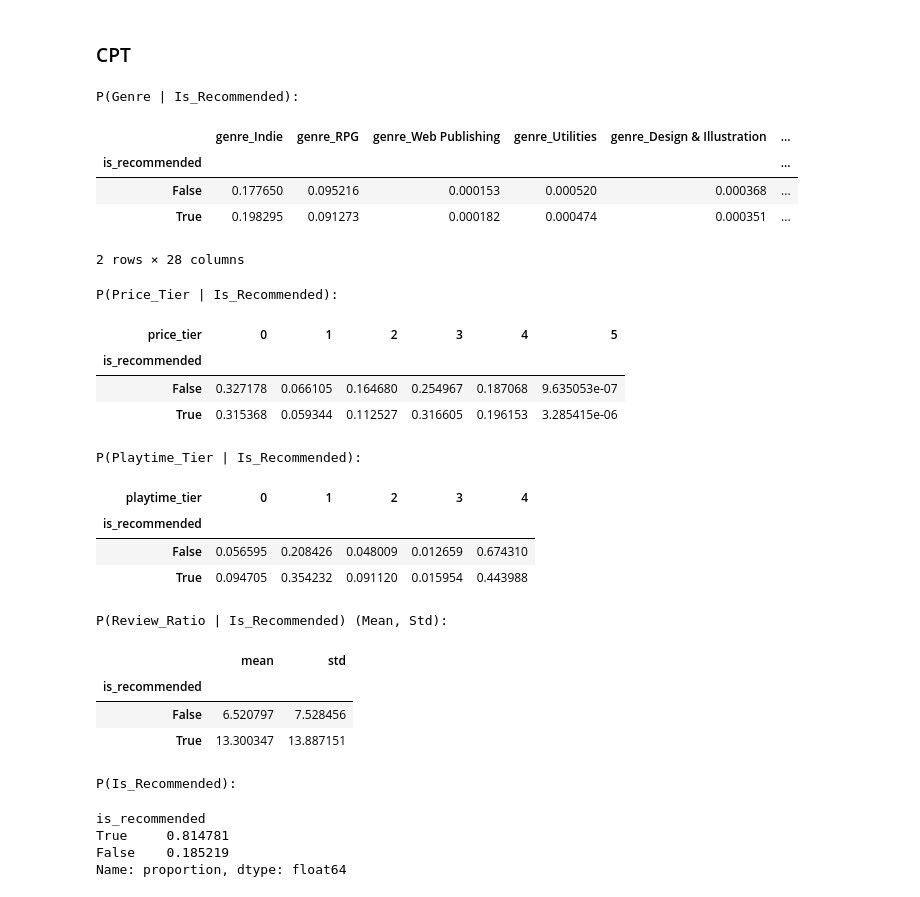
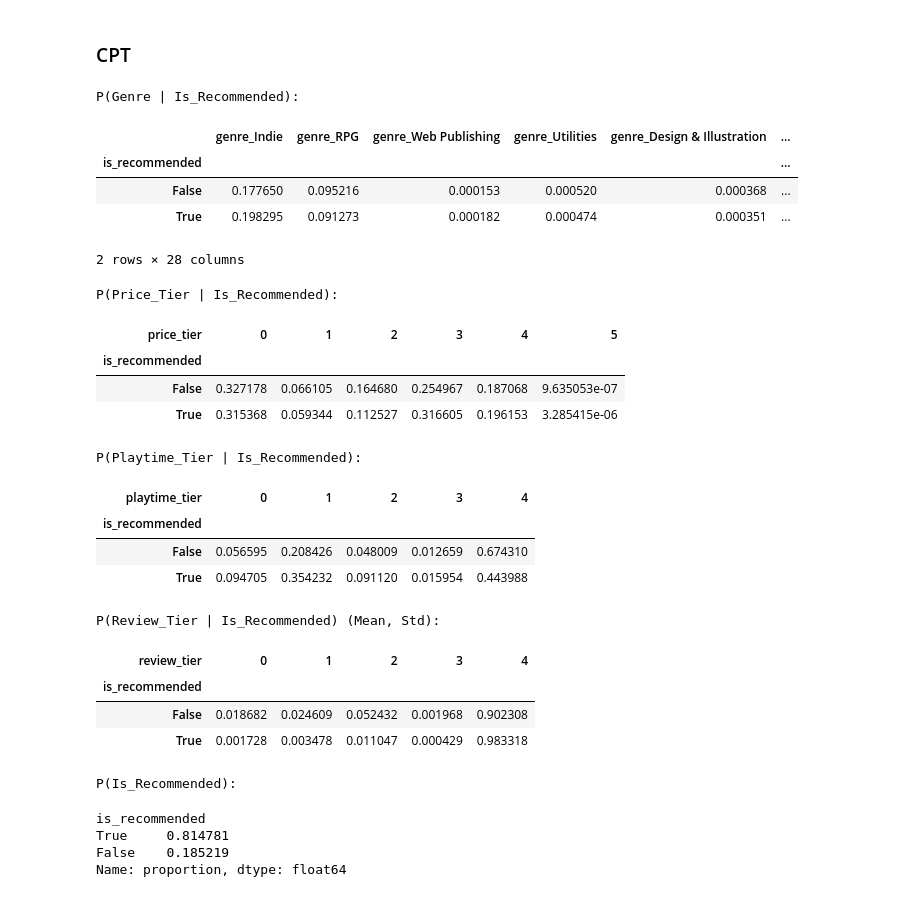
Before and after one commit to derricknguyen12/cse150a_project, a Jupyter notebook: proj.ipynb, the cells around one changed output. Drawn from its saved outputs; the diff is of its cells as text; code cells hidden in the pictures.

```diff
--- a/proj.ipynb
+++ b/proj.ipynb
@@ -675,12 +675,17 @@ plt.show()
 import pandas as pd
 import numpy as np
 from sklearn.model_selection import train_test_split
-from sklearn.naive_bayes import GaussianNB
+from sklearn.naive_bayes import CategoricalNB
 from sklearn.preprocessing import LabelEncoder
 
 def preprocess_data(df):
     # calculate sentiment
     df['review_ratio'] = df['Positive'] / (df['Negative'] + 1)
+
+    # Bin review_ratio
+    df['review_tier'] = pd.cut(df['review_ratio'],
+                               bins=[-np.inf, 0.2, 0.5, 0.8, 1.2, np.inf],
+                               labels=['Very Negative', 'Negative', 'Neutral', 'Positive', 'Very Positive'])
 
     # get all game genres
     genres = []
@@ -778,26 +789,25 @@ def get_user_recommendations(user_id, all_games_df, review_data, model, features
 # %% [markdown]
 ### Make Agent
 # %%
+# Preprocess Data
 processed_df = preprocess_data(merged_df)
 
+encoders = {}
+for col in ['review_tier', 'price_tier', 'playtime_tier']:
+    encoders[col] = LabelEncoder()
+    processed_df[col] = encoders[col].fit_transform(processed_df[col])
+
 # Model Features
-features = ['review_ratio'] + \
+features = ['review_tier', 'price_tier', 'playtime_tier'] + \
            [col for col in processed_df.columns if col.startswith('genre_')]
-
-# encode price and playtime
-for col in ['price_tier', 'playtime_tier']:
-    le = LabelEncoder()
-    processed_df[col] = le.fit_transform(processed_df[col])
-    features.append(col)
-
 
 X = processed_df[features]
 y = processed_df['is_recommended']
 
-# split dataste into training and testing
+# Split dataset into training and testing
 X_train, X_test, y_train, y_test = train_test_split(X, y, test_size=0.2, random_state=42)
 
-# Naive Bayes model
-nb_model = GaussianNB()
+# Train Naive Bayes Model
+nb_model = CategoricalNB()
 nb_model.fit(X_train, y_train)
 # %% [output]
@@ -900,44 +913,45 @@ price_probabilities = price_counts.div(price_counts.sum(axis=1), axis=0)
 playtime_counts = merged_df.groupby(['is_recommended', 'playtime_tier']).size().unstack(fill_value=0)
 playtime_probabilities = playtime_counts.div(playtime_counts.sum(axis=1), axis=0)
 
-# P(Review_Ratio | Is_Recommended) using mean and standard deviation
-review_stats = merged_df.groupby('is_recommended')['review_ratio'].agg(['mean', 'std'])
+# P(Review_Tier | Is_Recommended)
+review_tier_counts = merged_df.groupby(['is_recommended', 'review_tier']).size().unstack(fill_value=0)
+review_tier_probabilities = review_tier_counts.div(review_tier_counts.sum(axis=1), axis=0)
 
 # P(Is_Recommended)
 is_recommended_prob = merged_df['is_recommended'].value_counts(normalize=True)
 
 print("P(Genre | Is_Recommended):")
 display(genre_probabilities)
 print("\nP(Price_Tier | Is_Recommended):")
 display(price_probabilities)
 print("\nP(Playtime_Tier | Is_Recommended):")
 display(playtime_probabilities)
-print("\nP(Review_Ratio | Is_Recommended) (Mean, Std):")
-display(review_stats)
+print("\nP(Review_Tier | Is_Recommended) (Mean, Std):")
+display(review_tier_probabilities)
 print("\nP(Is_Recommended):")
 display(is_recommended_prob)
 # %% [output]
 P(Genre | Is_Recommended):
 |  | genre_Indie | genre_RPG | genre_Web Publishing | genre_Utilities | genre_Design & Illustration | ... |
 | is_recommended |  |  |  |  |  | ... |
 | False | 0.177650 | 0.095216 | 0.000153 | 0.000520 | 0.000368 | ... |
 | True | 0.198295 | 0.091273 | 0.000182 | 0.000474 | 0.000351 | ... |
 2 rows × 28 columns
 P(Price_Tier | Is_Recommended):
 | price_tier | 0 | 1 | 2 | 3 | 4 | 5 |
 | is_recommended |  |  |  |  |  |  |
 | False | 0.327178 | 0.066105 | 0.164680 | 0.254967 | 0.187068 | 9.635053e-07 |
 | True | 0.315368 | 0.059344 | 0.112527 | 0.316605 | 0.196153 | 3.285415e-06 |
 P(Playtime_Tier | Is_Recommended):
 | playtime_tier | 0 | 1 | 2 | 3 | 4 |
 | is_recommended |  |  |  |  |  |
 | False | 0.056595 | 0.208426 | 0.048009 | 0.012659 | 0.674310 |
 | True | 0.094705 | 0.354232 | 0.091120 | 0.015954 | 0.443988 |
-P(Review_Ratio | Is_Recommended) (Mean, Std):
+P(Review_Tier | Is_Recommended) (Mean, Std):
-|  | mean | std |
-| is_recommended |  |  |
-| False | 6.520797 | 7.528456 |
-| True | 13.300347 | 13.887151 |
+| review_tier | 0 | 1 | 2 | 3 | 4 |
+| is_recommended |  |  |  |  |  |
+| False | 0.018682 | 0.024609 | 0.052432 | 0.001968 | 0.902308 |
+| True | 0.001728 | 0.003478 | 0.011047 | 0.000429 | 0.983318 |
 P(Is_Recommended):
 is_recommended
 True     0.814781
```
Also changed, not shown: parts of 6 cells of this notebook.
